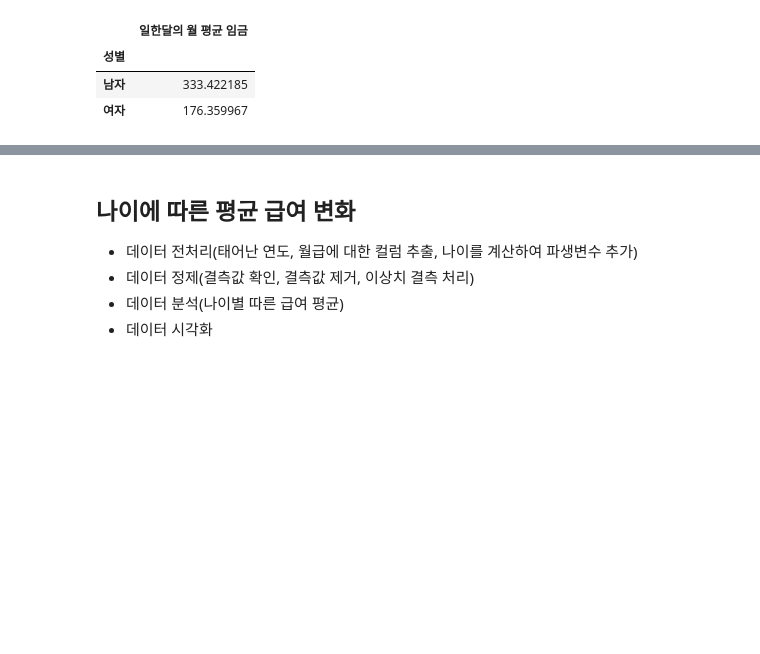
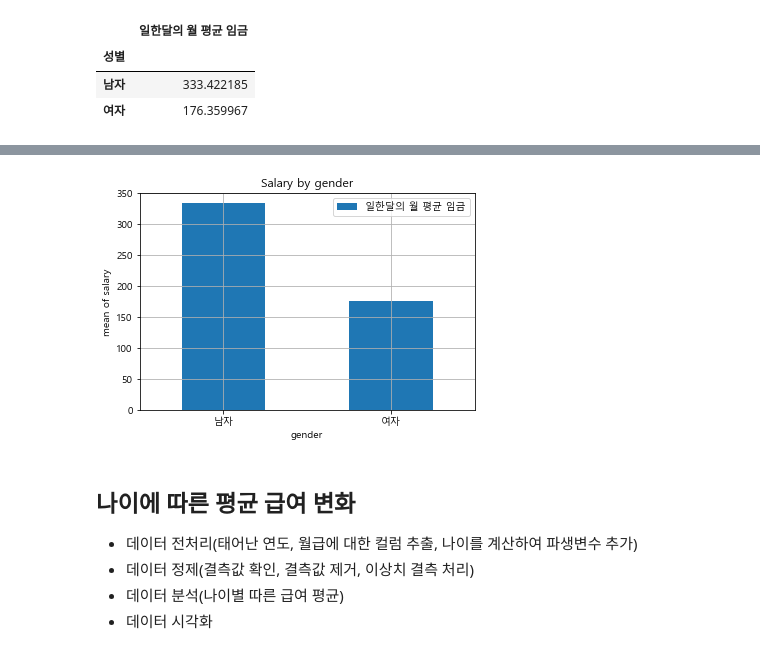
Before and after one commit to jhsol24/TIL, a Jupyter notebook: Visualization/Visualization[02-실습].ipynb, the cells around one changed output, grey strips where cells are left out. Saved outputs shown, nothing was run; the diff lists cells and outputs as text; code cells hidden in the pictures; blank space fills up the shorter version.

```diff
--- a/Visualization/Visualization[02-실습].ipynb
+++ b/Visualization/Visualization[02-실습].ipynb
@@ -292,11 +293,13 @@ plt.show()
 # %%
 # 데이터 시각화
-salary_mean_df.plot.bar(rot=0)
+gender_salary_mean_df.plot.bar(rot=0)
 plt.title('Salary by gender')
 plt.xlabel('gender')
 plt.ylabel('mean of salary')
 plt.grid()
 plt.show()
+# %% [output]
+[figure, added]
 # %% [markdown]
 ## 나이에 따른 평균 급여 변화
 - 데이터 전처리(태어난 연도, 월급에 대한 컬럼 추출, 나이를 계산하여 파생변수 추가)
```
Also changed, not shown: parts of 8 cells of this notebook.
